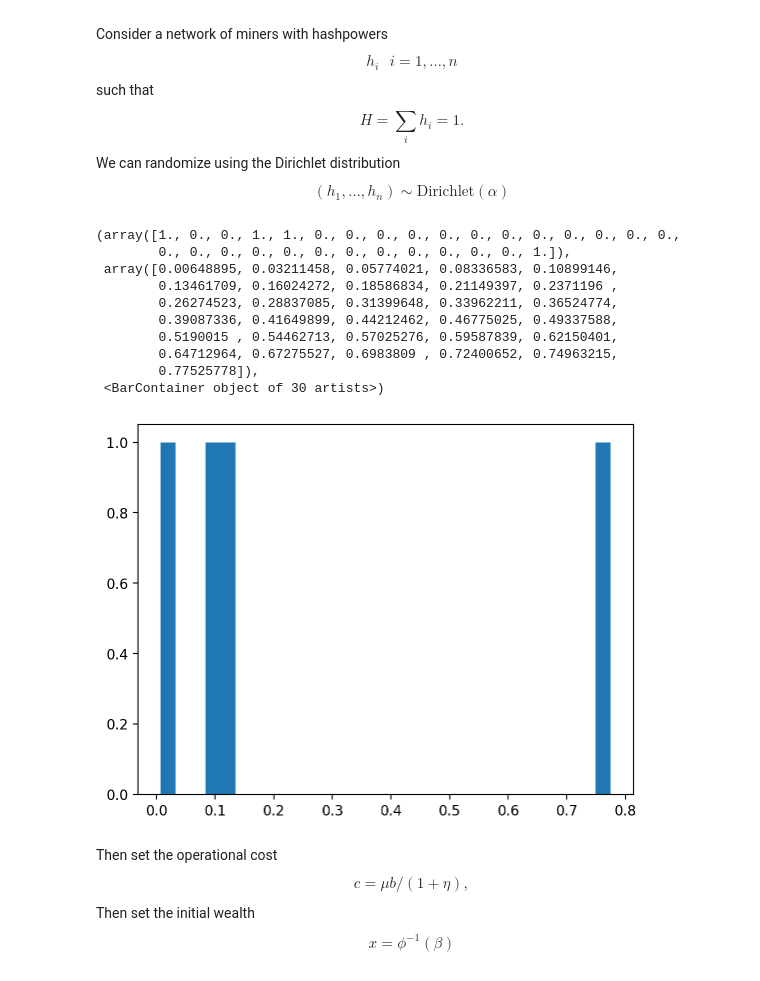
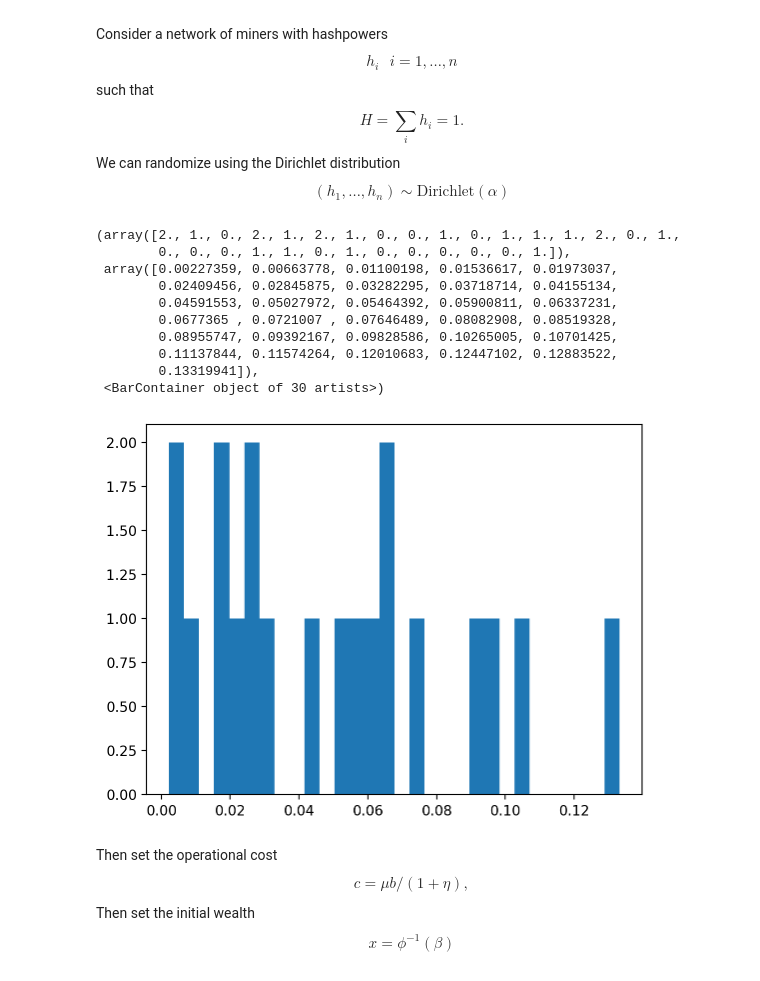
Before and after one commit to LaGauffre/optimal_blockchain_mining, a Jupyter notebook: python/section_5.ipynb, the cells around one changed output. Saved outputs shown, nothing was run; the diff lists cells and outputs as text; code cells hidden in the pictures.

```diff
--- a/python/section_5.ipynb
+++ b/python/section_5.ipynb
@@ -21,24 +21,24 @@ $$
 (h_1,\ldots, h_n)\sim \text{Dirichlet}(\alpha)
 $$
 # %%
-n = 4
+n = 20
 Lam, b, q = 1, 3.125, 0.03 # block discovery rate of the network and reward for finding a block
 alphas = np.ones(n)
 hs = np.random.dirichlet(alphas)
 # hs = np.ones(n) / n
 plt.hist(hs, bins=30, density=False)
 # %% [output]
-(array([1., 0., 0., 1., 1., 0., 0., 0., 0., 0., 0., 0., 0., 0., 0., 0., 0.,
-        0., 0., 0., 0., 0., 0., 0., 0., 0., 0., 0., 0., 1.]),
- array([0.00648895, 0.03211458, 0.05774021, 0.08336583, 0.10899146,
-        0.13461709, 0.16024272, 0.18586834, 0.21149397, 0.2371196 ,
-        0.26274523, 0.28837085, 0.31399648, 0.33962211, 0.36524774,
-        0.39087336, 0.41649899, 0.44212462, 0.46775025, 0.49337588,
-        0.5190015 , 0.54462713, 0.57025276, 0.59587839, 0.62150401,
-        0.64712964, 0.67275527, 0.6983809 , 0.72400652, 0.74963215,
-        0.77525778]),
+(array([2., 1., 0., 2., 1., 2., 1., 0., 0., 1., 0., 1., 1., 1., 2., 0., 1.,
+        0., 0., 0., 1., 1., 0., 1., 0., 0., 0., 0., 0., 1.]),
+ array([0.00227359, 0.00663778, 0.01100198, 0.01536617, 0.01973037,
+        0.02409456, 0.02845875, 0.03282295, 0.03718714, 0.04155134,
+        0.04591553, 0.05027972, 0.05464392, 0.05900811, 0.06337231,
+        0.0677365 , 0.0721007 , 0.07646489, 0.08082908, 0.08519328,
+        0.08955747, 0.09392167, 0.09828586, 0.10265005, 0.10701425,
+        0.11137844, 0.11574264, 0.12010683, 0.12447102, 0.12883522,
+        0.13319941]),
  <BarContainer object of 30 artists>)
-[figure, old version]
+[figure, new version]
 # %% [markdown]
 Then set the operational cost
 $$
```
Also changed, not shown: parts of 8 cells of this notebook.
